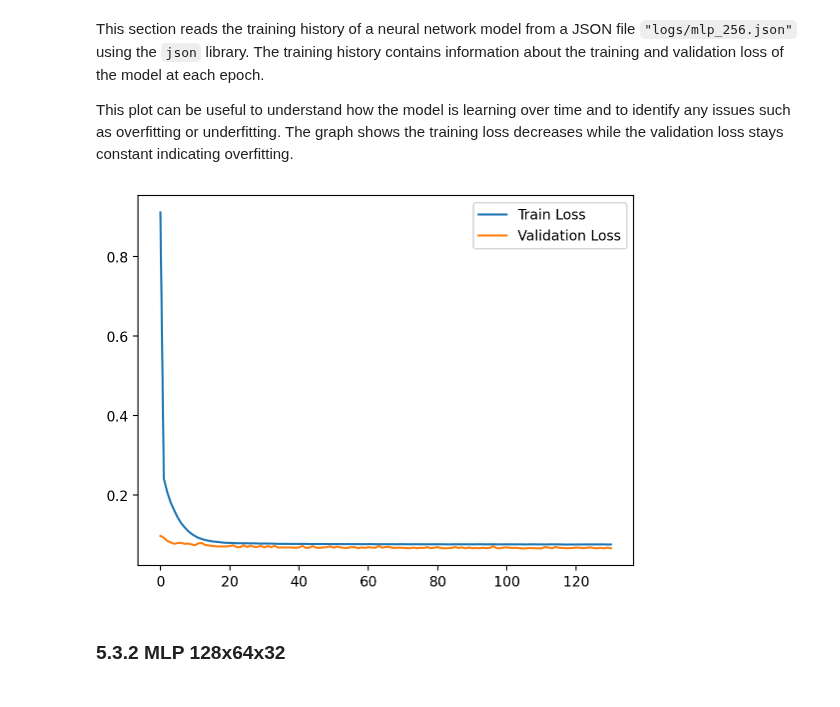
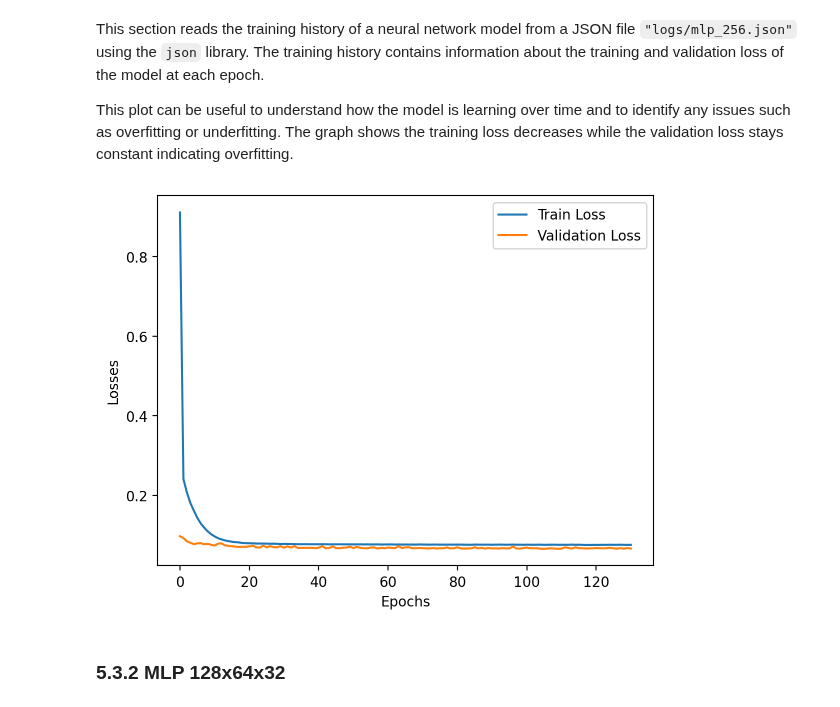
Before and after one commit to yjoer/flight-price-prediction, a Jupyter notebook: notebook.ipynb, the cells around one changed output. Drawn from its saved outputs; the diff is of its cells as text; code cells hidden in the pictures.

```diff
--- a/notebook.ipynb
+++ b/notebook.ipynb
@@ -1146,15 +1146,17 @@ This plot can be useful to understand how the model is learning over time and to
 # %%
 with open("logs/mlp_256.json", "r") as f:
   mlp_256_hist = json.loads(f.read())
 
 plt.plot(mlp_256_hist["loss"])
 plt.plot(mlp_256_hist["val_loss"])
 
+plt.xlabel("Epochs")
+plt.ylabel("Losses")
 plt.legend(["Train Loss", "Validation Loss"])
 
 plt.show()
 # %% [output]
-[figure, old version]
+[figure, new version]
 # %% [markdown]
 ### 5.3.2 MLP 128x64x32
 # %% [markdown]
```
Also changed, not shown: parts of 3 cells of this notebook.
